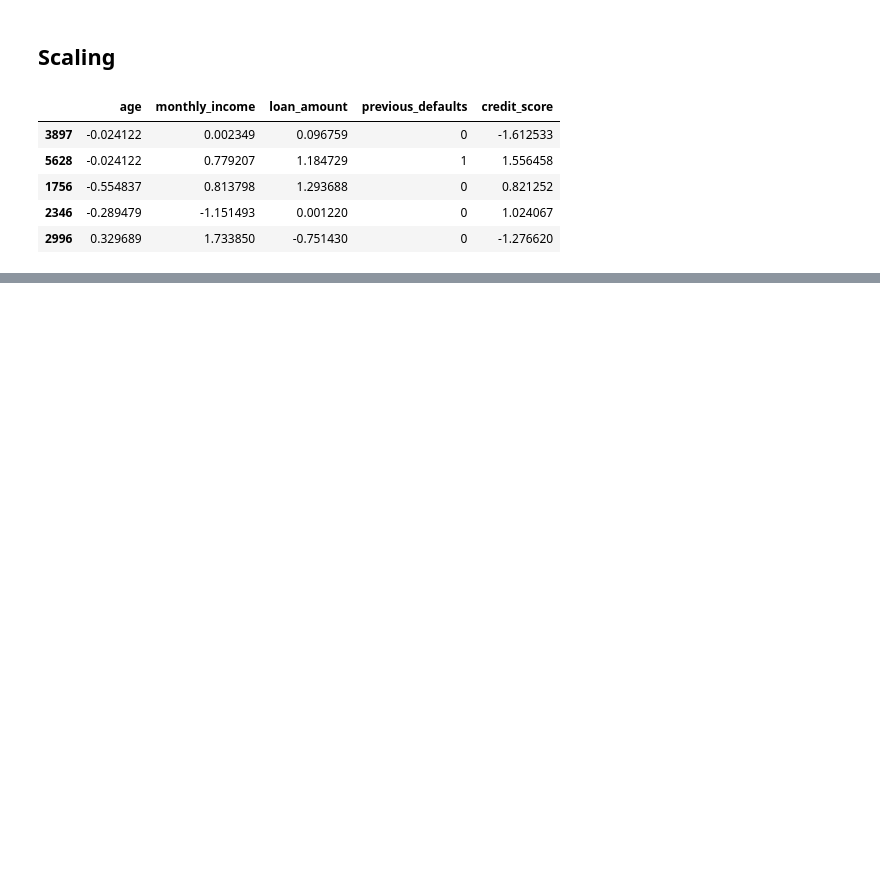
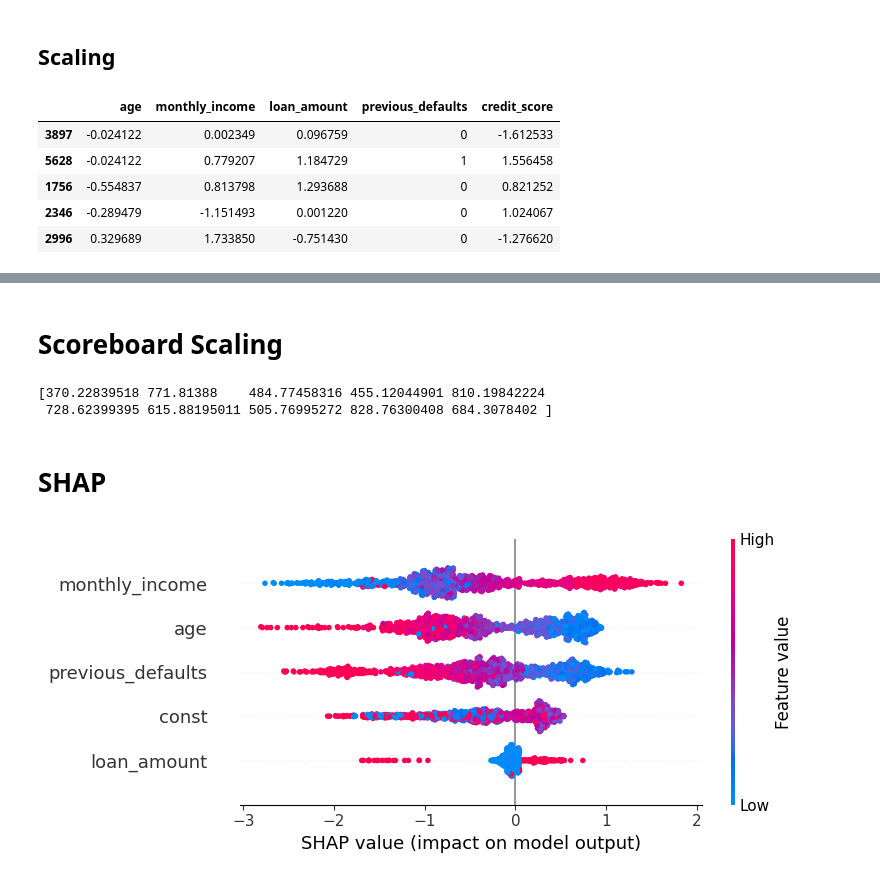
Before and after one commit to RadityaEr/Credit-Risk-E-Commerce, a Jupyter notebook: notebooks/B_modeling.ipynb, the cells around one changed output, grey strips where cells are left out. Drawn from its saved outputs; the diff is of its cells as text; code cells hidden in the pictures; blank space fills up the shorter version.

```diff
--- a/notebooks/B_modeling.ipynb
+++ b/notebooks/B_modeling.ipynb
@@ -258,0 +385,3 @@ X_train_scaled.head()
+# %%
+# Fit on training data
+gbc.fit(X_train_scaled, y_train)
@@ -258,0 +535,7 @@ X_train_scaled.head()
+# %%
+# Apply SMOTE
+smote = SMOTE(random_state=42)
+X_train_bal, y_train_bal = smote.fit_resample(X_train_scaled, y_train)
+
+print("Before SMOTE:", y_train.value_counts())
+print("After SMOTE:", y_train_bal.value_counts())
@@ -258,0 +551,8 @@ X_train_scaled.head()
+# %%
+from sklearn.ensemble import GradientBoostingClassifier
+
+# Initialize Gradient Boosting
+gbc_smote = GradientBoostingClassifier(random_state=42)
+
+# Fit on SMOTE-resampled training data
+gbc_smote.fit(X_train_bal, y_train_bal)
@@ -258,0 +624,2 @@ X_train_scaled.head()
+# %% [markdown]
+# Scoreboard Scaling
@@ -258,0 +634,29 @@ X_train_scaled.head()
+# %%
+# Contoh penggunaan
+y_test_prob_smote = logreg_smote.predict_proba(X_test_scaled)[:, 1]
+scores_smote = scorecard(y_test_prob_smote)
+
+print(scores_smote[:10])
+# %% [output]
+[370.22839518 771.81388    484.77458316 455.12044901 810.19842224
+ 728.62399395 615.88195011 505.76995272 828.76300408 684.3078402 ]
+# %% [markdown]
+# SHAP
+# %%
+import shap
+
+# 1) Create SHAP explainer
+explainer = shap.Explainer(gbc_smote)  # for tree-based models, TreeExplainer also works
+
+# 2) Calculate SHAP values for test data
+shap_values = explainer(X_test_scaled)
+# %%
+# 3) Plot top-10 feature importance (summary)
+shap.summary_plot(
+    shap_values,
+    X_test_scaled,
+    feature_names=X.columns,
+    max_display=10,
+)
+# %% [output]
+[figure, added]
```
Also changed, not shown: parts of 31 cells of this notebook.
